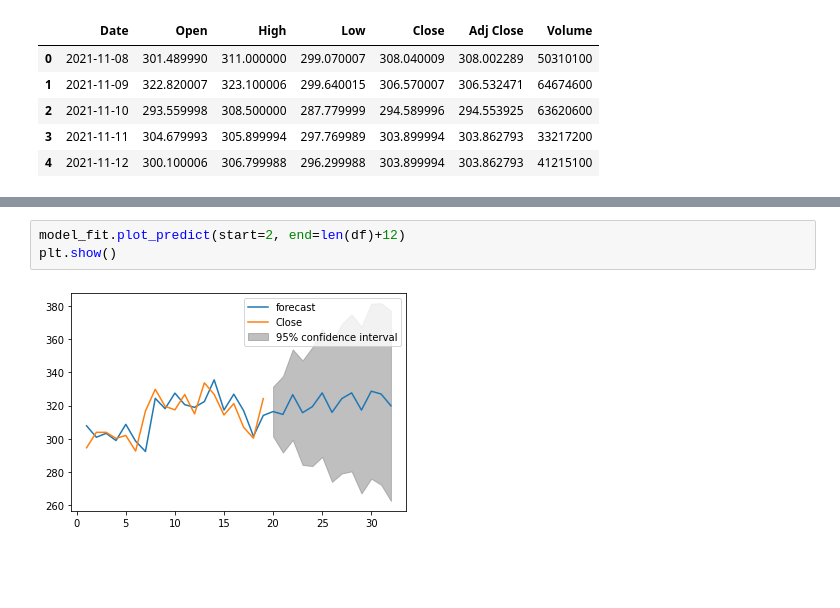
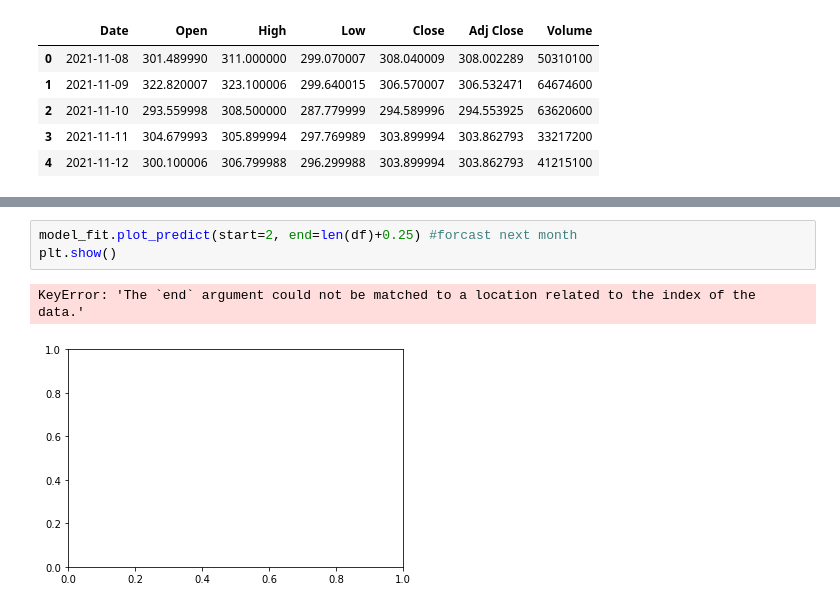
Before and after one commit to danieldinh10153/CS4650_StockPredictionss, a Jupyter notebook: week4/week4 predictions.ipynb, the cells around one changed output, grey strips where cells are left out. Cells and saved outputs as stored; diff of their text form; blank space fills up the shorter version.

```diff
--- a/week4/week4 predictions.ipynb
+++ b/week4/week4 predictions.ipynb
@@ -97,7 +89,8 @@ MA.1           -0.6943           -0.7197j            1.0000           -0.3721
 MA.2           -0.6943           +0.7197j            1.0000            0.3721
 -----------------------------------------------------------------------------
 # %%
-model_fit.plot_predict(start=2, end=len(df)+12)
+model_fit.plot_predict(start=2, end=len(df)+0.25) #forcast next month
 plt.show()
 # %% [output]
+KeyError: 'The `end` argument could not be matched to a location related to the index of the data.'
-[figure, old version]
+[figure, new version]
```
Also changed, not shown: parts of 6 cells of this notebook.
